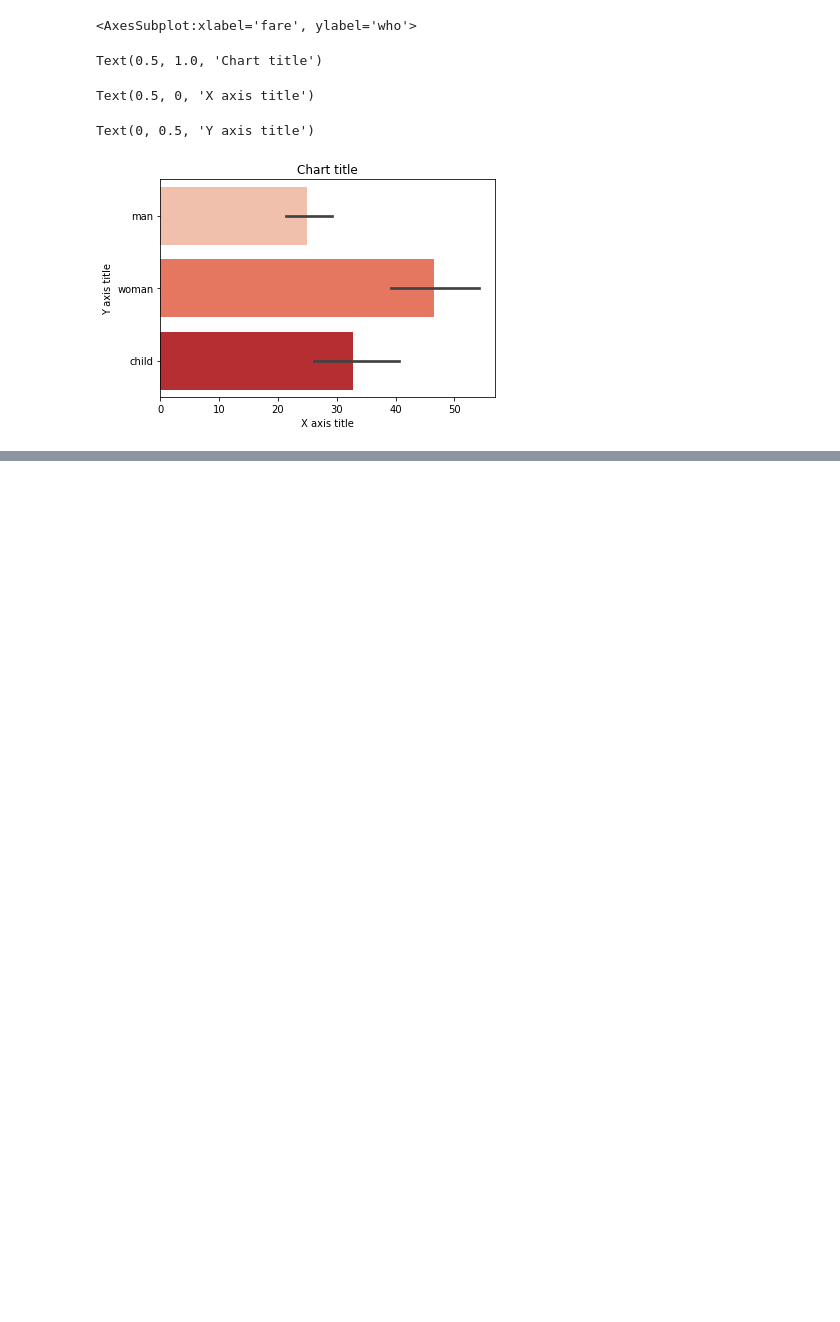
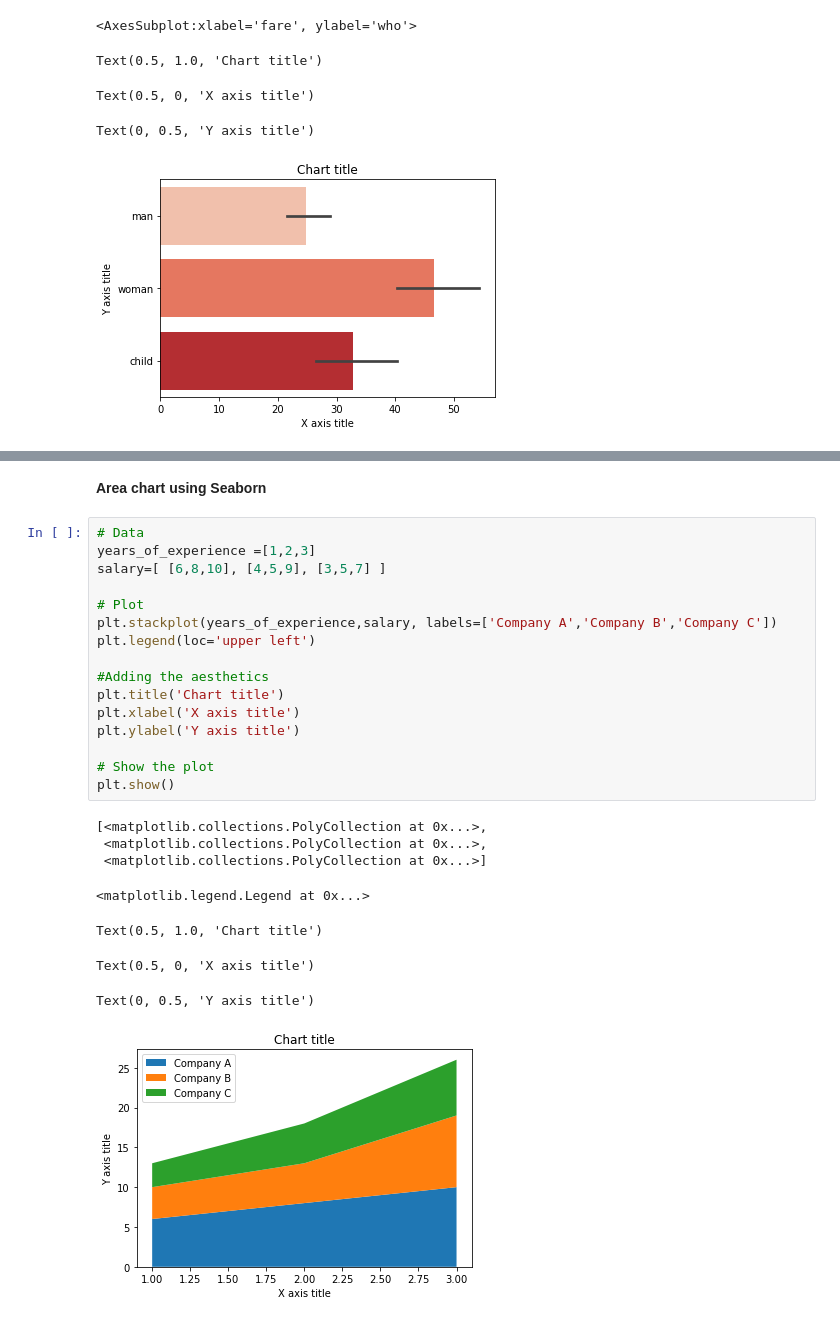
Before and after one commit to hollyhira/Local_to_Git, a Jupyter notebook: Titanic_with_Visualizations/Titanic Practice.ipynb, the cells around one changed output, grey strips where cells are left out. Saved outputs shown, nothing was run; the diff lists cells and outputs as text; blank space fills up the shorter version.

```diff
--- a/Titanic_with_Visualizations/Titanic Practice.ipynb
+++ b/Titanic_with_Visualizations/Titanic Practice.ipynb
@@ -407,0 +510,27 @@ plt.show()
+# %% [markdown]
+**Area chart using Seaborn**
+# %%
+# Data
+years_of_experience =[1,2,3]
+salary=[ [6,8,10], [4,5,9], [3,5,7] ]
+
+# Plot
+plt.stackplot(years_of_experience,salary, labels=['Company A','Company B','Company C'])
+plt.legend(loc='upper left')
+
+#Adding the aesthetics
+plt.title('Chart title')
+plt.xlabel('X axis title')
+plt.ylabel('Y axis title')
+
+# Show the plot
+plt.show()
+# %% [output]
+[<matplotlib.collections.PolyCollection at 0x...>,
+ <matplotlib.collections.PolyCollection at 0x...>,
+ <matplotlib.collections.PolyCollection at 0x...>]
+<matplotlib.legend.Legend at 0x...>
+Text(0.5, 1.0, 'Chart title')
+Text(0.5, 0, 'X axis title')
+Text(0, 0.5, 'Y axis title')
+[figure, added]
```
Also changed, not shown: parts of 70 cells of this notebook, 1 other file.
